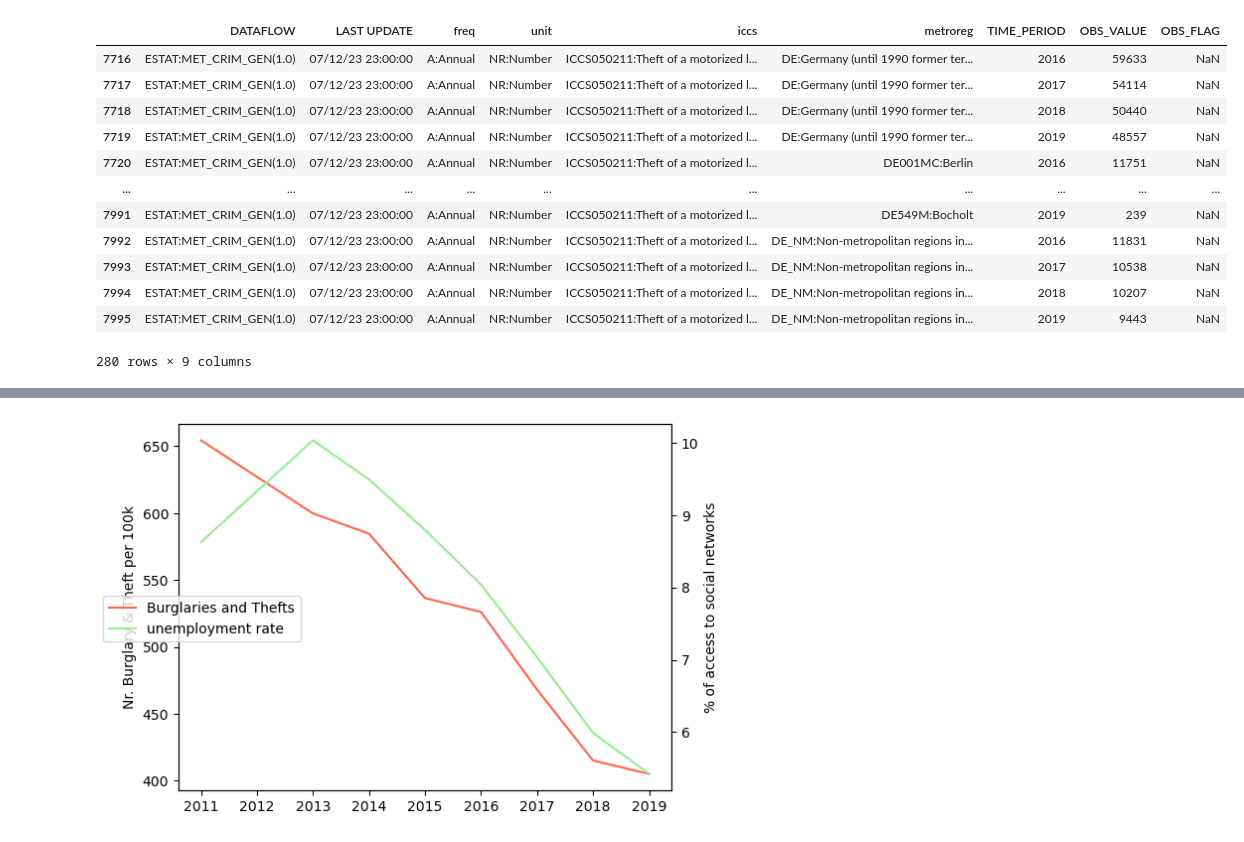
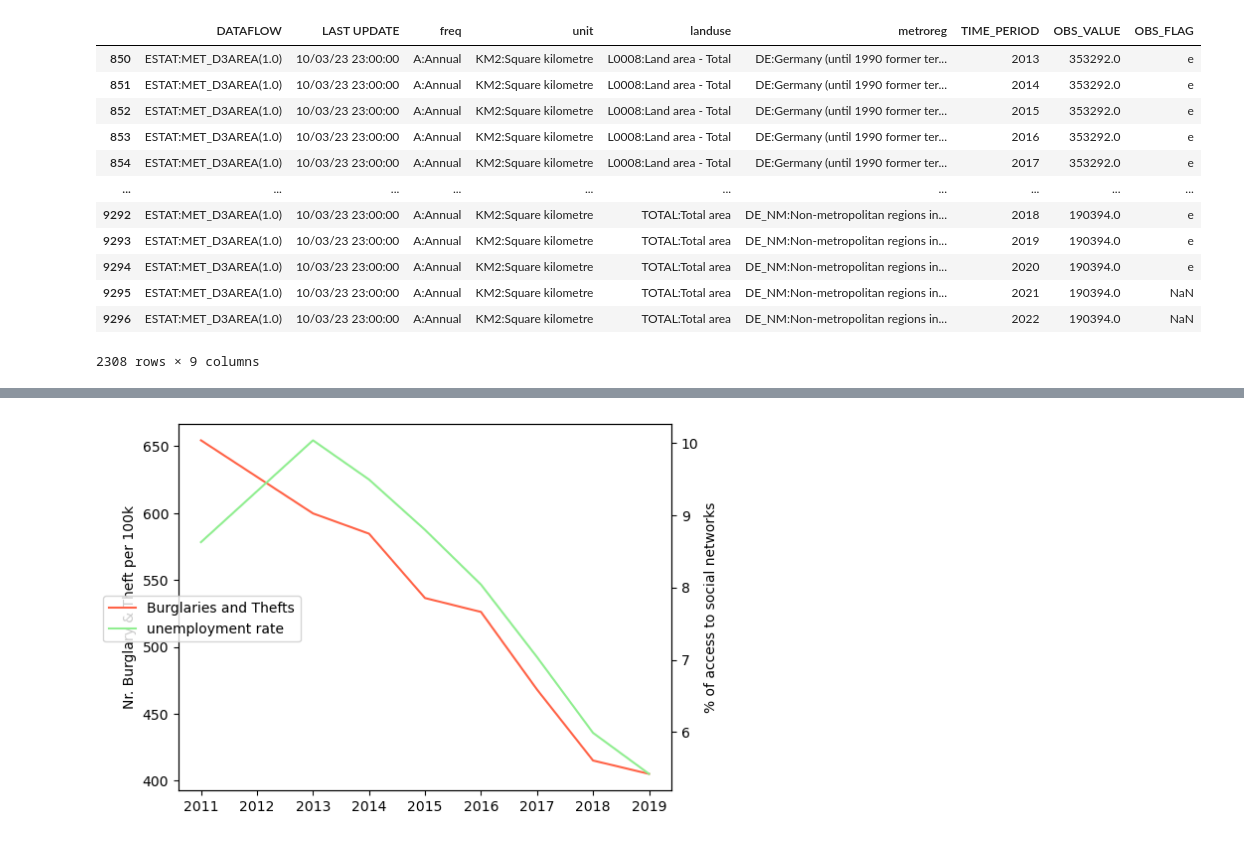
Before and after one commit to mh2134/fcss_w23_grp1, a Jupyter notebook: code/Project.ipynb, the cells around one changed output, grey strips where cells are left out. Cells and saved outputs as stored; diff of their text form; code cells hidden in the pictures.

Commit message:
new-data!

```diff
--- a/code/Project.ipynb
+++ b/code/Project.ipynb
@@ -143,27 +147,27 @@ dfgini
 # %%
-dfgini = pd.read_csv("../raw_data/Crime_in_Metropoles_estat_met_crim_gen_en.csv")
+dfgini = pd.read_csv("../raw_data/Area_estat_met_d3area_en.csv")
 #dfgini = pd.read_csv("../raw_data/ICT_Usage_isoc_ci_ac_i_linear.csv")
 #dfgini = pd.read_csv("../raw_data/Crime_in_Metropoles_estat_met_crim_gen_en.csv")
 #dfgini[['geo', 'geo_d']] = dfgini['geo'].str.split(':', expand=True)
 dfgini = dfgini[dfgini['metroreg'].str.startswith('DE')]
-dfgini = dfgini[dfgini['iccs'].str.startswith('ICCS050211')]
+#dfgini = dfgini[dfgini['iccs'].str.startswith('ICCS050211')]
 #dfgini = dfgini.loc[dfgini['TIME_PERIOD'] > 2015]
     #dfgini = dfgini.loc[dfgini['TIME_PERIOD'] == 2015 ]
 #dfgini.dropna(subset=['OBS_VALUE'], inplace=True)
 dfgini
-#print(dfgini['metroreg'].unique())
+#print(dfgini['age'].unique())
 # %% [output]
-|  | DATAFLOW | LAST UPDATE | freq | unit | iccs | metroreg | TIME_PERIOD | OBS_VALUE | OBS_FLAG |
-| 7716 | ESTAT:MET_CRIM_GEN(1.0) | 07/12/23 23:00:00 | A:Annual | NR:Number | ICCS050211:Theft of a motorized l... | DE:Germany (until 1990 former ter... | 2016 | 59633 | NaN |
-| 7717 | ESTAT:MET_CRIM_GEN(1.0) | 07/12/23 23:00:00 | A:Annual | NR:Number | ICCS050211:Theft of a motorized l... | DE:Germany (until 1990 former ter... | 2017 | 54114 | NaN |
-| 7718 | ESTAT:MET_CRIM_GEN(1.0) | 07/12/23 23:00:00 | A:Annual | NR:Number | ICCS050211:Theft of a motorized l... | DE:Germany (until 1990 former ter... | 2018 | 50440 | NaN |
-| 7719 | ESTAT:MET_CRIM_GEN(1.0) | 07/12/23 23:00:00 | A:Annual | NR:Number | ICCS050211:Theft of a motorized l... | DE:Germany (until 1990 former ter... | 2019 | 48557 | NaN |
-| 7720 | ESTAT:MET_CRIM_GEN(1.0) | 07/12/23 23:00:00 | A:Annual | NR:Number | ICCS050211:Theft of a motorized l... | DE001MC:Berlin | 2016 | 11751 | NaN |
+|  | DATAFLOW | LAST UPDATE | freq | unit | landuse | metroreg | TIME_PERIOD | OBS_VALUE | OBS_FLAG |
+| 850 | ESTAT:MET_D3AREA(1.0) | 10/03/23 23:00:00 | A:Annual | KM2:Square kilometre | L0008:Land area - Total | DE:Germany (until 1990 former ter... | 2013 | 353292.0 | e |
+| 851 | ESTAT:MET_D3AREA(1.0) | 10/03/23 23:00:00 | A:Annual | KM2:Square kilometre | L0008:Land area - Total | DE:Germany (until 1990 former ter... | 2014 | 353292.0 | e |
+| 852 | ESTAT:MET_D3AREA(1.0) | 10/03/23 23:00:00 | A:Annual | KM2:Square kilometre | L0008:Land area - Total | DE:Germany (until 1990 former ter... | 2015 | 353292.0 | e |
+| 853 | ESTAT:MET_D3AREA(1.0) | 10/03/23 23:00:00 | A:Annual | KM2:Square kilometre | L0008:Land area - Total | DE:Germany (until 1990 former ter... | 2016 | 353292.0 | e |
+| 854 | ESTAT:MET_D3AREA(1.0) | 10/03/23 23:00:00 | A:Annual | KM2:Square kilometre | L0008:Land area - Total | DE:Germany (until 1990 former ter... | 2017 | 353292.0 | e |
 | ... | ... | ... | ... | ... | ... | ... | ... | ... | ... |
-| 7991 | ESTAT:MET_CRIM_GEN(1.0) | 07/12/23 23:00:00 | A:Annual | NR:Number | ICCS050211:Theft of a motorized l... | DE549M:Bocholt | 2019 | 239 | NaN |
-| 7992 | ESTAT:MET_CRIM_GEN(1.0) | 07/12/23 23:00:00 | A:Annual | NR:Number | ICCS050211:Theft of a motorized l... | DE_NM:Non-metropolitan regions in... | 2016 | 11831 | NaN |
-| 7993 | ESTAT:MET_CRIM_GEN(1.0) | 07/12/23 23:00:00 | A:Annual | NR:Number | ICCS050211:Theft of a motorized l... | DE_NM:Non-metropolitan regions in... | 2017 | 10538 | NaN |
-| 7994 | ESTAT:MET_CRIM_GEN(1.0) | 07/12/23 23:00:00 | A:Annual | NR:Number | ICCS050211:Theft of a motorized l... | DE_NM:Non-metropolitan regions in... | 2018 | 10207 | NaN |
-| 7995 | ESTAT:MET_CRIM_GEN(1.0) | 07/12/23 23:00:00 | A:Annual | NR:Number | ICCS050211:Theft of a motorized l... | DE_NM:Non-metropolitan regions in... | 2019 | 9443 | NaN |
+| 9292 | ESTAT:MET_D3AREA(1.0) | 10/03/23 23:00:00 | A:Annual | KM2:Square kilometre | TOTAL:Total area | DE_NM:Non-metropolitan regions in... | 2018 | 190394.0 | e |
+| 9293 | ESTAT:MET_D3AREA(1.0) | 10/03/23 23:00:00 | A:Annual | KM2:Square kilometre | TOTAL:Total area | DE_NM:Non-metropolitan regions in... | 2019 | 190394.0 | e |
+| 9294 | ESTAT:MET_D3AREA(1.0) | 10/03/23 23:00:00 | A:Annual | KM2:Square kilometre | TOTAL:Total area | DE_NM:Non-metropolitan regions in... | 2020 | 190394.0 | e |
+| 9295 | ESTAT:MET_D3AREA(1.0) | 10/03/23 23:00:00 | A:Annual | KM2:Square kilometre | TOTAL:Total area | DE_NM:Non-metropolitan regions in... | 2021 | 190394.0 | NaN |
+| 9296 | ESTAT:MET_D3AREA(1.0) | 10/03/23 23:00:00 | A:Annual | KM2:Square kilometre | TOTAL:Total area | DE_NM:Non-metropolitan regions in... | 2022 | 190394.0 | NaN |
-280 rows × 9 columns
+2308 rows × 9 columns
 # %%
```
Also changed, not shown: parts of 5 cells of this notebook, 1 other file.
